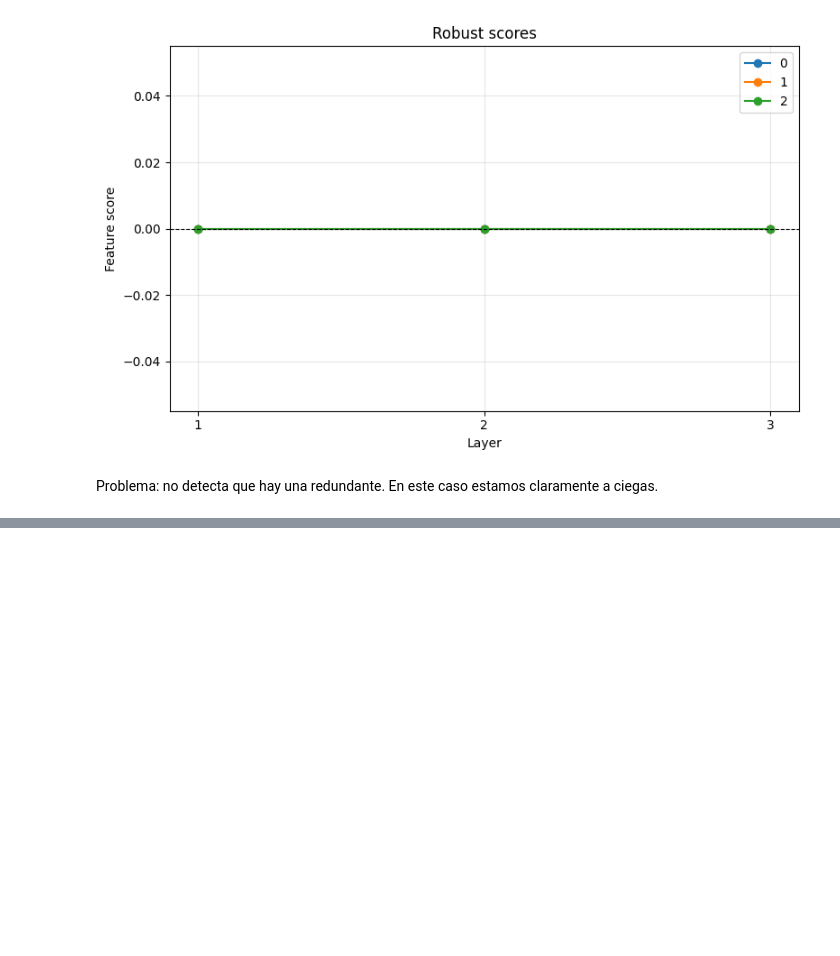
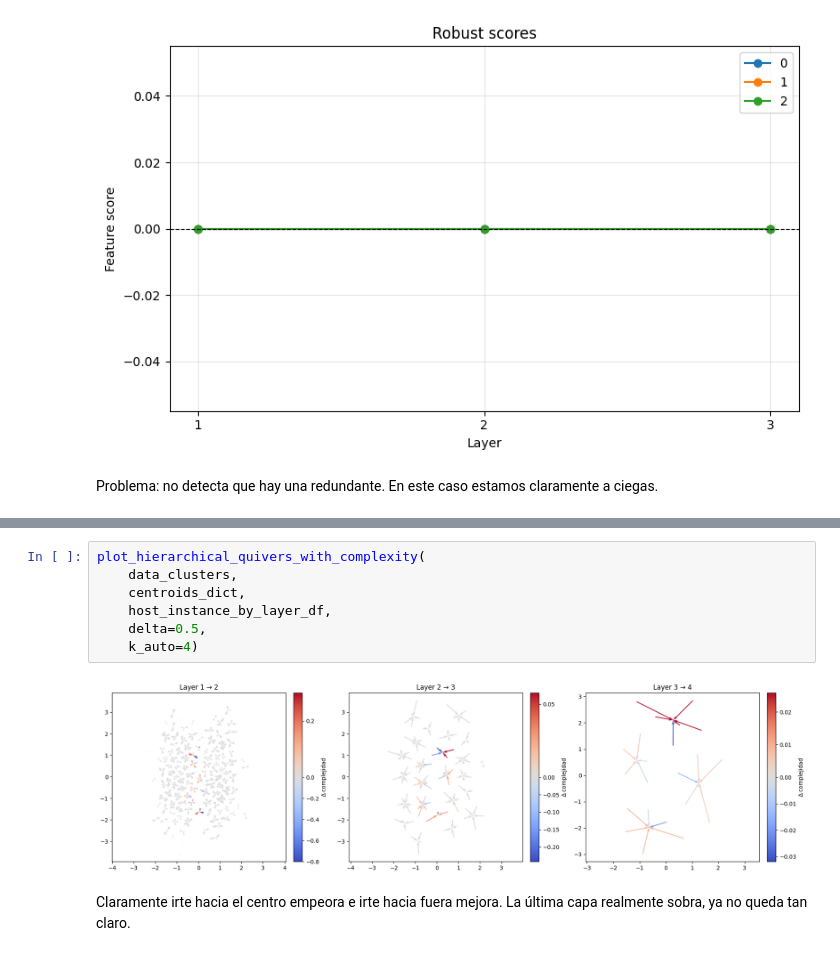
Before and after one commit to carmenlancho/FeatureSelection_Complexity, a Jupyter notebook: Notebooks/TrackingCentroides_Hostility.ipynb, the cells around one changed output, grey strips where cells are left out. Cells and saved outputs as stored; diff of their text form; blank space fills up the shorter version.

```diff
--- a/Notebooks/TrackingCentroides_Hostility.ipynb
+++ b/Notebooks/TrackingCentroides_Hostility.ipynb
@@ -442,0 +476,11 @@ Problema: no detecta que hay una redundante. En este caso estamos claramente a c
+# %%
+plot_hierarchical_quivers_with_complexity(
+    data_clusters,
+    centroids_dict,
+    host_instance_by_layer_df,
+    delta=0.5,
+    k_auto=4)
+# %% [output]
+[figure, added]
+# %% [markdown]
+Claramente irte hacia el centro empeora e irte hacia fuera mejora. La última capa realmente sobra, ya no queda tan claro.
```
Also changed, not shown: parts of 18 cells of this notebook.
